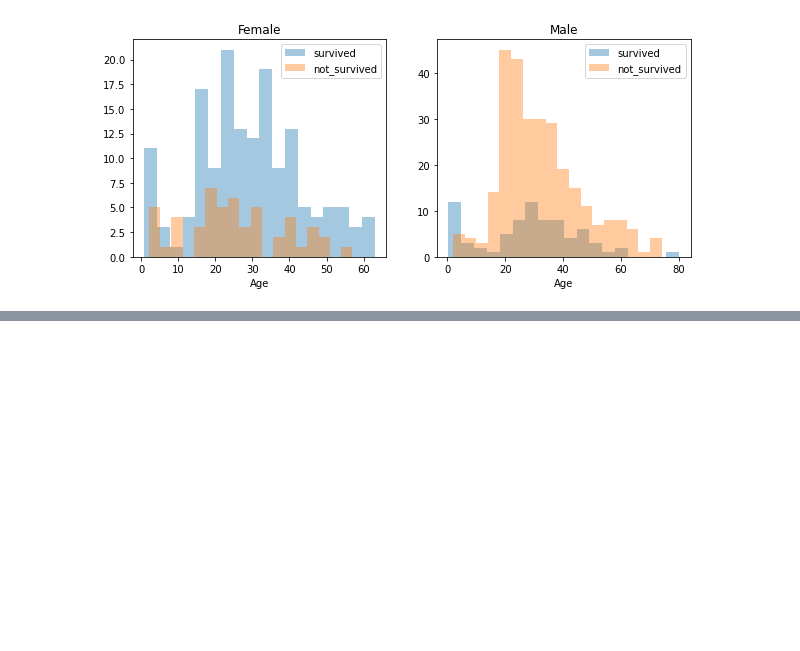
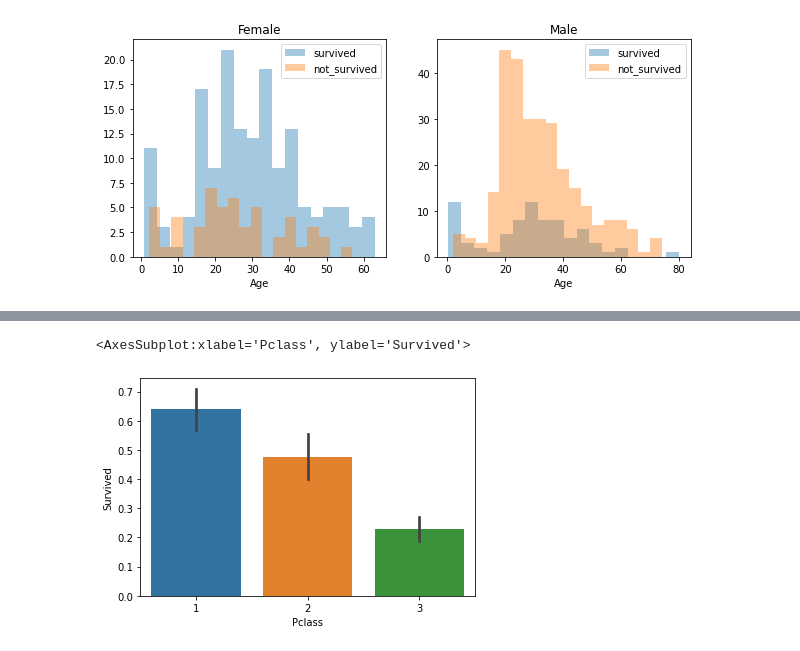
Before and after one commit to khajadatascienceR/DataScienceWithPython, a Jupyter notebook: Mar22/EndToEnd/Dummy/endtoend.ipynb, the cells around one changed output, grey strips where cells are left out. Drawn from its saved outputs; the diff is of its cells as text; code cells hidden in the pictures; blank space fills up the shorter version.

```diff
--- a/Mar22/EndToEnd/Dummy/endtoend.ipynb
+++ b/Mar22/EndToEnd/Dummy/endtoend.ipynb
@@ -191,0 +199,5 @@ Text(0.5, 1.0, 'Male')
+# %%
+sns.barplot(x='Pclass', y='Survived', data=training_data)
+# %% [output]
+<AxesSubplot:xlabel='Pclass', ylabel='Survived'>
+[figure, added]
```
Also changed, not shown: parts of 16 cells of this notebook.
